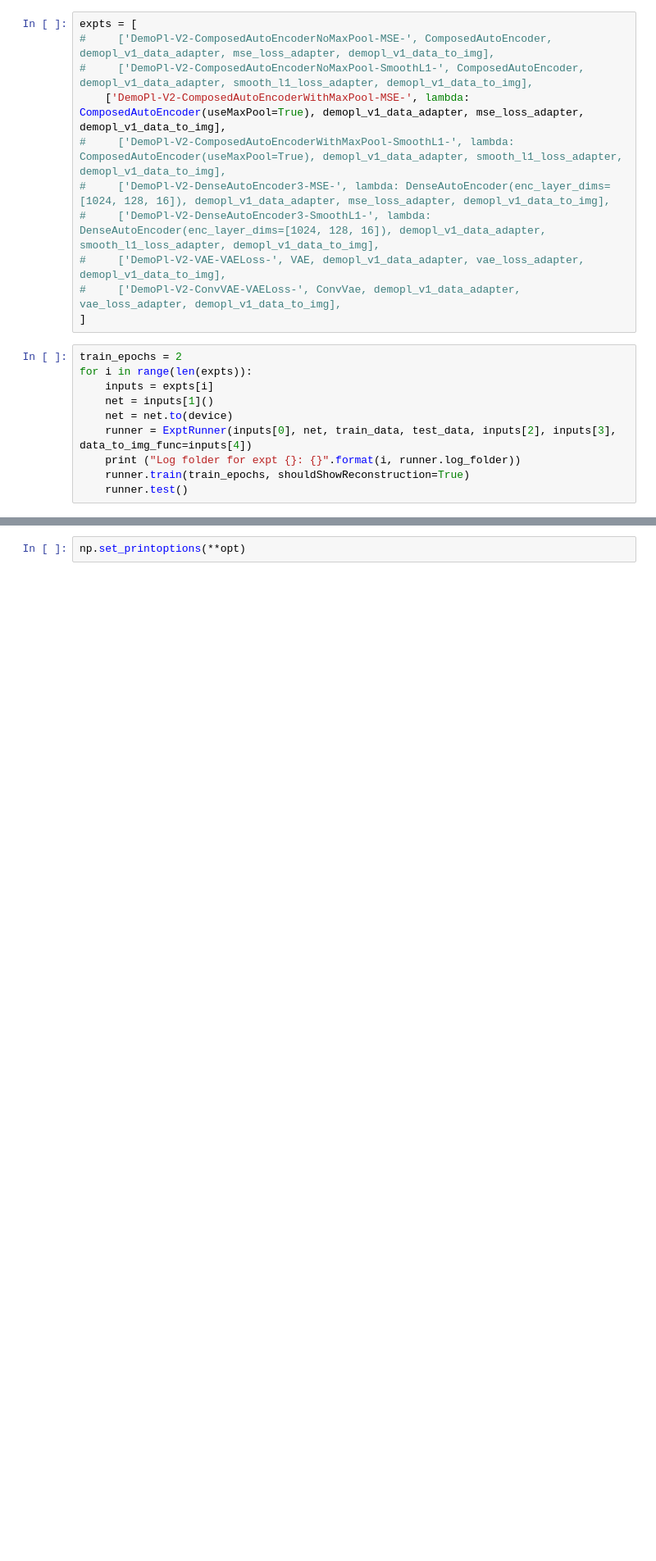
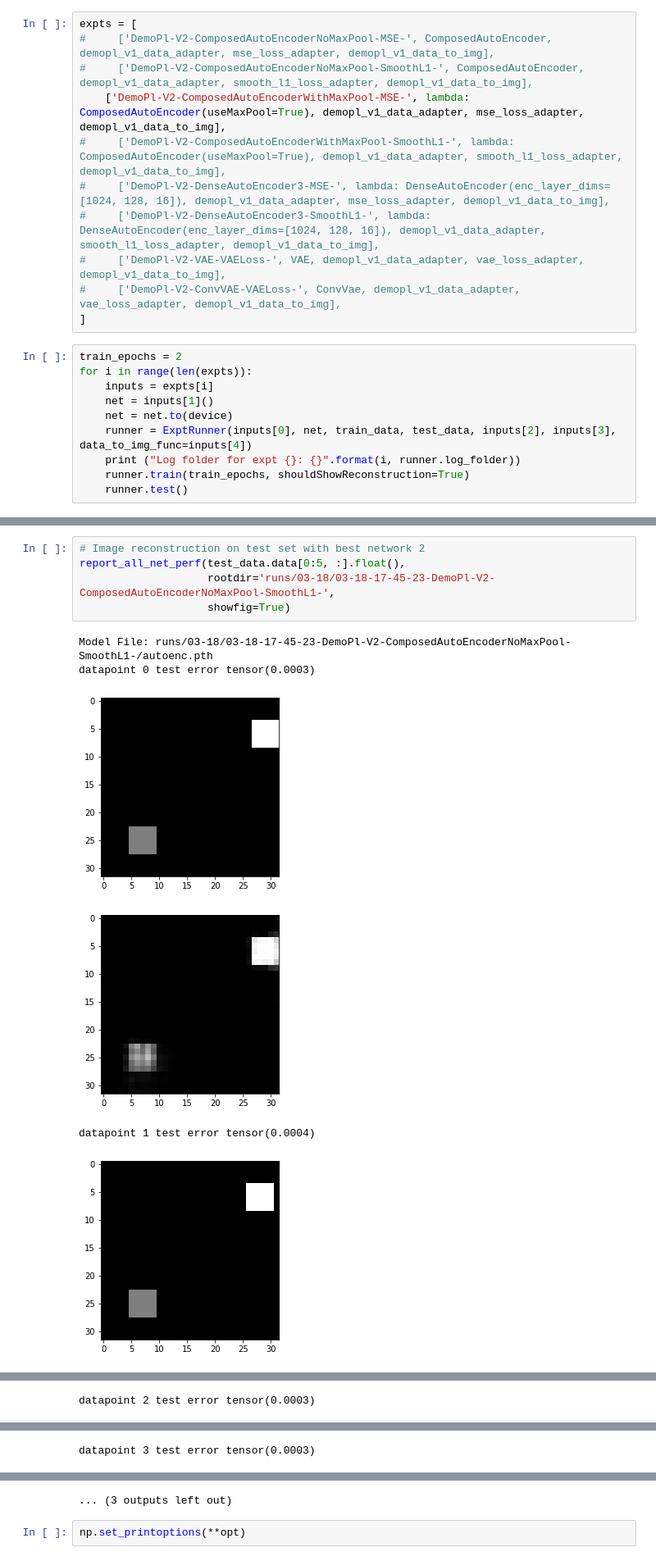
Before and after one commit to PradeepKadubandi/DemoPlanner, a Jupyter notebook: driver.ipynb, the cells around one changed output, grey strips where cells are left out. Shown: that part at 82% size. Cells and saved outputs as stored; diff of their text form; blank space fills up the shorter version.

```diff
--- a/driver.ipynb
+++ b/driver.ipynb
@@ -61,0 +172,12 @@ for i in range(len(expts)):
+# %%
+# Image reconstruction on test set with best network 2
+report_all_net_perf(test_data.data[0:5, :].float(),
+                    rootdir='runs/03-18/03-18-17-45-23-DemoPl-V2-ComposedAutoEncoderNoMaxPool-SmoothL1-',
+                    showfig=True)
+# %% [output]
+Model File: runs/03-18/03-18-17-45-23-DemoPl-V2-ComposedAutoEncoderNoMaxPool-SmoothL1-/autoenc.pth
+datapoint 0 test error tensor(0.0003)
+[figure, added]
+[figure, added]
+datapoint 1 test error tensor(0.0004)
+[figure, added]
@@ -61,0 +185 @@ for i in range(len(expts)):
+datapoint 2 test error tensor(0.0003)
@@ -61,0 +188 @@ for i in range(len(expts)):
+datapoint 3 test error tensor(0.0003)
@@ -62,2 +191,3 @@ for i in range(len(expts)):
+... (3 outputs left out)
 # %%
 np.set_printoptions(**opt)
```
Also changed, not shown: parts of 9 cells of this notebook, 3 other files.
